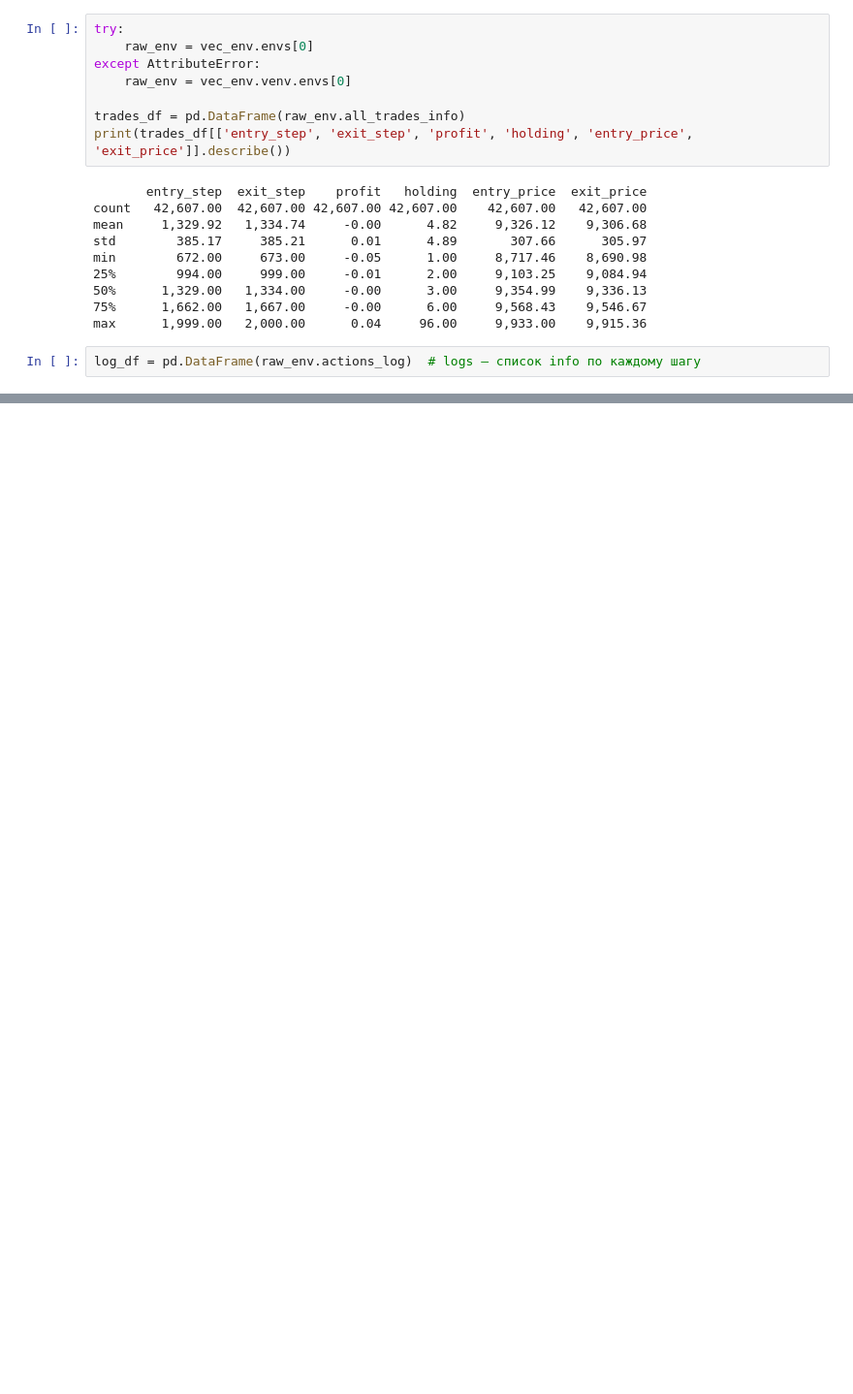
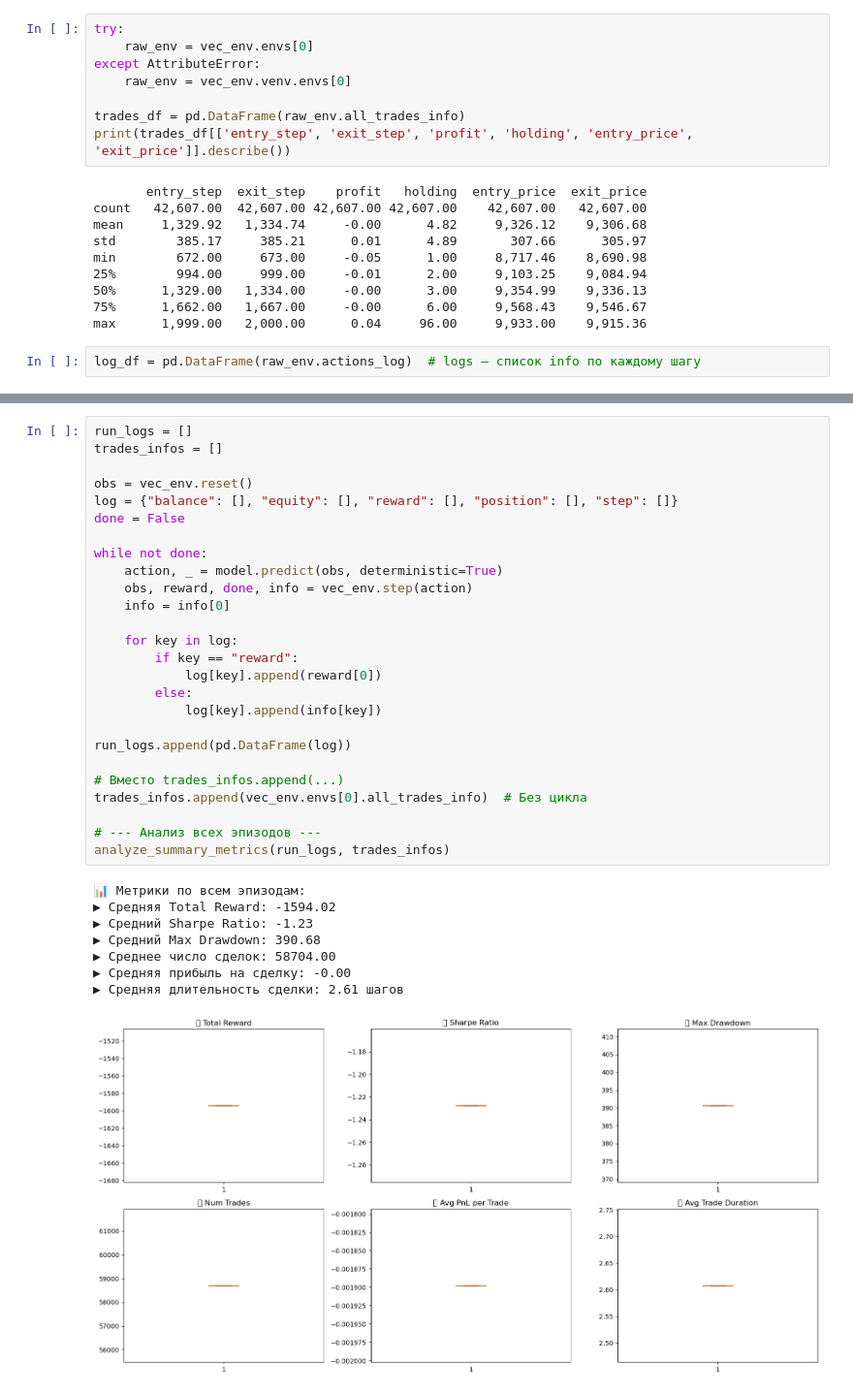
Before and after one commit to Saatarko/btc_research, a Jupyter notebook: notebooks/btc_reserch.ipynb, the cells around one changed output, grey strips where cells are left out. Shown at 97% size. Drawn from its saved outputs; the diff is of its cells as text; blank space fills up the shorter version.

```diff
--- a/notebooks/btc_reserch.ipynb
+++ b/notebooks/btc_reserch.ipynb
@@ -2017,0 +2550,35 @@ log_df = pd.DataFrame(raw_env.actions_log)  # logs – список info по к
+# %%
+run_logs = []
+trades_infos = []
+
+obs = vec_env.reset()
+log = {"balance": [], "equity": [], "reward": [], "position": [], "step": []}
+done = False
+
+while not done:
+    action, _ = model.predict(obs, deterministic=True)
+    obs, reward, done, info = vec_env.step(action)
+    info = info[0]
+
+    for key in log:
+        if key == "reward":
+            log[key].append(reward[0])
+        else:
+            log[key].append(info[key])
+
+run_logs.append(pd.DataFrame(log))
+
+# Вместо trades_infos.append(...)
+trades_infos.append(vec_env.envs[0].all_trades_info)  # Без цикла
+
+# --- Анализ всех эпизодов ---
+analyze_summary_metrics(run_logs, trades_infos)
+# %% [output]
+📊 Метрики по всем эпизодам:
+▶ Средняя Total Reward: -1594.02
+▶ Средний Sharpe Ratio: -1.23
+▶ Средний Max Drawdown: 390.68
+▶ Среднее число сделок: 58704.00
+▶ Средняя прибыль на сделку: -0.00
+▶ Средняя длительность сделки: 2.61 шагов
+[figure, added]
```
Also changed, not shown: parts of 42 cells of this notebook, 6 other files.
